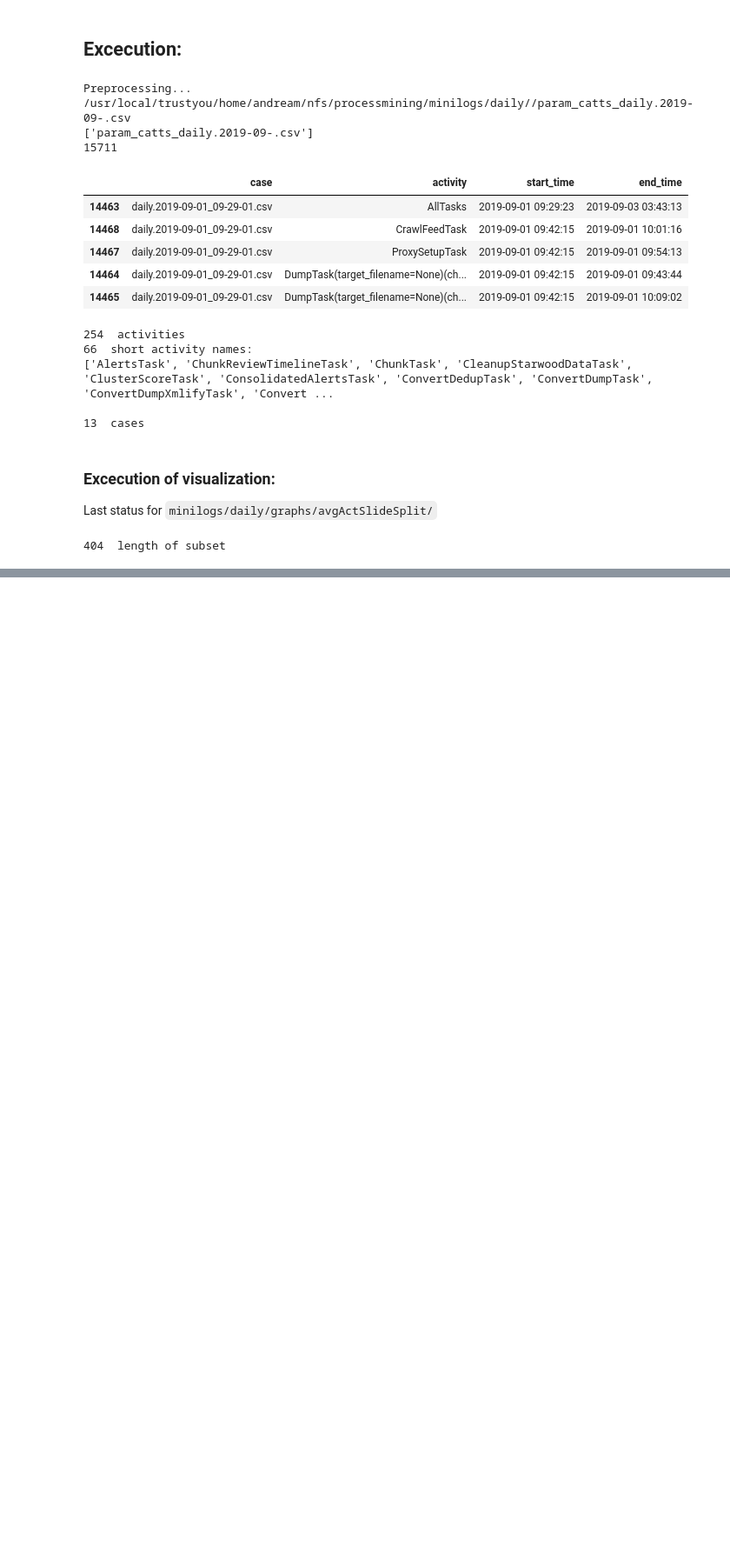
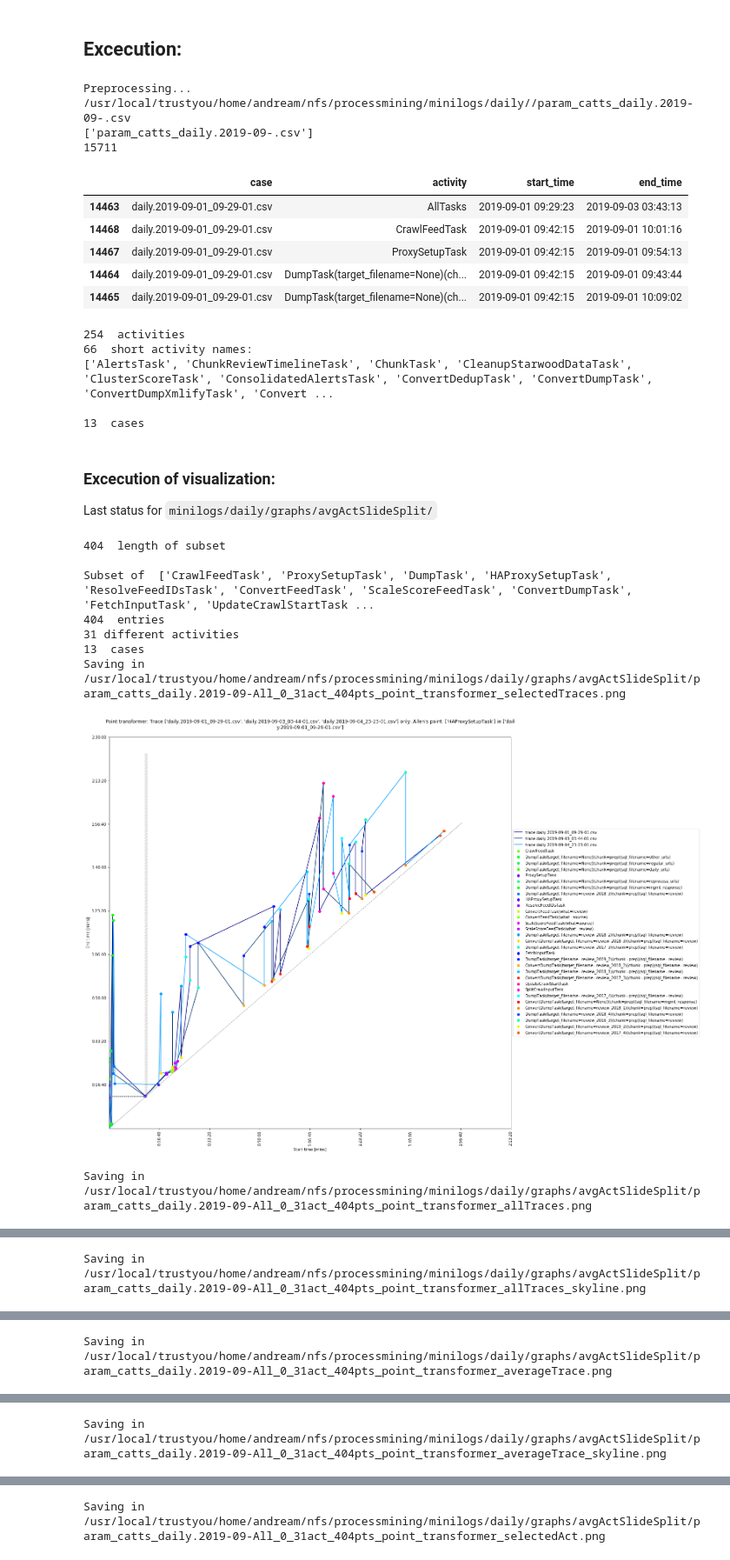
Before and after one commit to andreamalhera/perfSky, a Jupyter notebook: notebooks/pointTransformer.ipynb, the cells around one changed output, grey strips where cells are left out. Shown at 87% size. Saved outputs shown, nothing was run; the diff lists cells and outputs as text; code cells hidden in the pictures; blank space fills up the shorter version.

Commit message:
Fixes bug for ploting all traces skyline

```diff
--- a/notebooks/pointTransformer.ipynb
+++ b/notebooks/pointTransformer.ipynb
@@ -506,19 +507,19 @@ def plot_point_transformer_selection(subset, output_path_prefix):
 
     outputpath_seltr = output_path_prefix+'point_transformer_selectedTraces'+'.png'
     #print(outputpath_seltr)
-    #plot_selected_traces(snippet, output_path=outputpath_seltr)
+    plot_selected_traces(snippet, output_path=outputpath_seltr)
 
     output_path_atr = output_path_prefix+'point_transformer_allTraces'+'.png'
     #print(output_path_atr)
-   # plot_all_traces(snippet, output_path=output_path_atr)
+    plot_all_traces(snippet, output_path=output_path_atr)
 
     output_path_atr = output_path_prefix+'point_transformer_allTraces_skyline'+'.png'
     #print(output_path_atr)
-    #plot_all_traces(snippet, output_path=output_path_atr, draw_skylines=1)
+    plot_all_traces(snippet, output_path=output_path_atr, draw_skylines=1)
 
     output_path_avtr = output_path_prefix+'point_transformer_averageTrace'+'.png'
     #print(output_path_avtr)
-    #plot_average_trace(snippet, output_path=output_path_avtr)
+    plot_average_trace(snippet, output_path=output_path_avtr)
 
     output_path_avtr = output_path_prefix+'point_transformer_averageTrace_skyline'+'.png'
     #print(output_path_avtr)
@@ -526,7 +527,7 @@ def plot_point_transformer_selection(subset, output_path_prefix):
 
     output_path_sa = output_path_prefix+'point_transformer_selectedAct'+'.png'
     #print(output_path_sa)
-    #plot_selected_activities(snippet, output_path=output_path_sa)
+    plot_selected_activities(snippet, output_path=output_path_sa)
 
     w_duration = snippet.copy()
     w_duration['duration'] = w_duration.apply(lambda row: str(get_duration(str(row['start_time']),str(row['end_time']))), axis=1)
@@ -540,11 +541,11 @@ def plot_point_transformer_selection(subset, output_path_prefix):
 
     output_path_st_duration = output_path_prefix+'point_transformer_duration_selectedTraces'+'.png'
     #print(output_path_st_duration)
-    #plot_duration_selectedtraces(w_duration, output_path=output_path_st_duration)
+    plot_duration_selectedtraces(w_duration, output_path=output_path_st_duration)
 
     output_path_duration = output_path_prefix+'point_transformer_duration_allTraces'+'.png'
     #print(output_path_duration)
-    #plot_duration_alltraces(w_duration, output_path=output_path_duration)
+    plot_duration_alltraces(w_duration, output_path=output_path_duration)
 
     return snippet
 # %% [markdown]
@@ -555,26 +556,34 @@ average_trace_activities = get_data_selection_avgtrace(get_relative_timestamps(a
 # %%
 pd.set_option('display.max_colwidth', -1)
 
 index_used=[[0,31]]
 #index_used=[[0,31],[21,51],[41,71],[61,91],[81,111],[87,117],
 #            [101,119],[117,120],[118,122],[120,126],[123,156],
 #            [139,170],[141,171],[170,178],[175,216],[206,246],[216,256]]
 
 for indexes in index_used:
     #subset = appended[appended['activity'].str.startswith('ExtractTask') & appended['case']]
     subset = appended[appended['activity'].isin(average_trace_activities[indexes[0]:indexes[1]])]
     #subset = appended[appended['activity'].isin(average_trace_activities[indexes[0]:indexes[1]]) & ~appended['activity'].str.startswith('ExtractTask(crawler=creepy-crawly)(chunk')]
 
     output_prefix = LUIGI_LOG_PATH+'graphs/avgActSlideSplit/'+filename+'All_'+str(indexes[0])+'_'+str(indexes[1])+'act_'+str(len(subset))+'pts'
     #print(output_prefix)
 
     print(len(subset),' length of subset')
 
     #print(average_trace_activities[indexes[0]:indexes[1]])
     #subset.head()
     #subset= appended.copy()
     #subset = appended[appended['case']=='daily.2019-09-01_09-29-01.csv']
-    #snippet = plot_point_transformer_selection(subset, output_prefix)
+    snippet = plot_point_transformer_selection(subset, output_prefix)
     #snippet.head()
 # %% [output]
 404  length of subset
+
+Subset of  ['CrawlFeedTask', 'ProxySetupTask', 'DumpTask', 'HAProxySetupTask', 'ResolveFeedIDsTask', 'ConvertFeedTask', 'ScaleScoreFeedTask', 'ConvertDumpTask', 'FetchInputTask', 'UpdateCrawlStartTask ...
+404  entries
+31 different activities
+13  cases
+Saving in  /usr/local/trustyou/home/andream/nfs/processmining/minilogs/daily/graphs/avgActSlideSplit/param_catts_daily.2019-09-All_0_31act_404pts_point_transformer_selectedTraces.png
+[figure, added]
+Saving in  /usr/local/trustyou/home/andream/nfs/processmining/minilogs/daily/graphs/avgActSlideSplit/param_catts_daily.2019-09-All_0_31act_404pts_point_transformer_allTraces.png
@@ -580,0 +591 @@ for indexes in index_used:
+Saving in  /usr/local/trustyou/home/andream/nfs/processmining/minilogs/daily/graphs/avgActSlideSplit/param_catts_daily.2019-09-All_0_31act_404pts_point_transformer_allTraces_skyline.png
@@ -580,0 +593 @@ for indexes in index_used:
+Saving in  /usr/local/trustyou/home/andream/nfs/processmining/minilogs/daily/graphs/avgActSlideSplit/param_catts_daily.2019-09-All_0_31act_404pts_point_transformer_averageTrace.png
@@ -580,0 +595 @@ for indexes in index_used:
+Saving in  /usr/local/trustyou/home/andream/nfs/processmining/minilogs/daily/graphs/avgActSlideSplit/param_catts_daily.2019-09-All_0_31act_404pts_point_transformer_averageTrace_skyline.png
@@ -580,0 +597 @@ for indexes in index_used:
+Saving in  /usr/local/trustyou/home/andream/nfs/processmining/minilogs/daily/graphs/avgActSlideSplit/param_catts_daily.2019-09-All_0_31act_404pts_point_transformer_selectedAct.png
```
Also changed, not shown: parts of 9 cells of this notebook, 1 other file.
